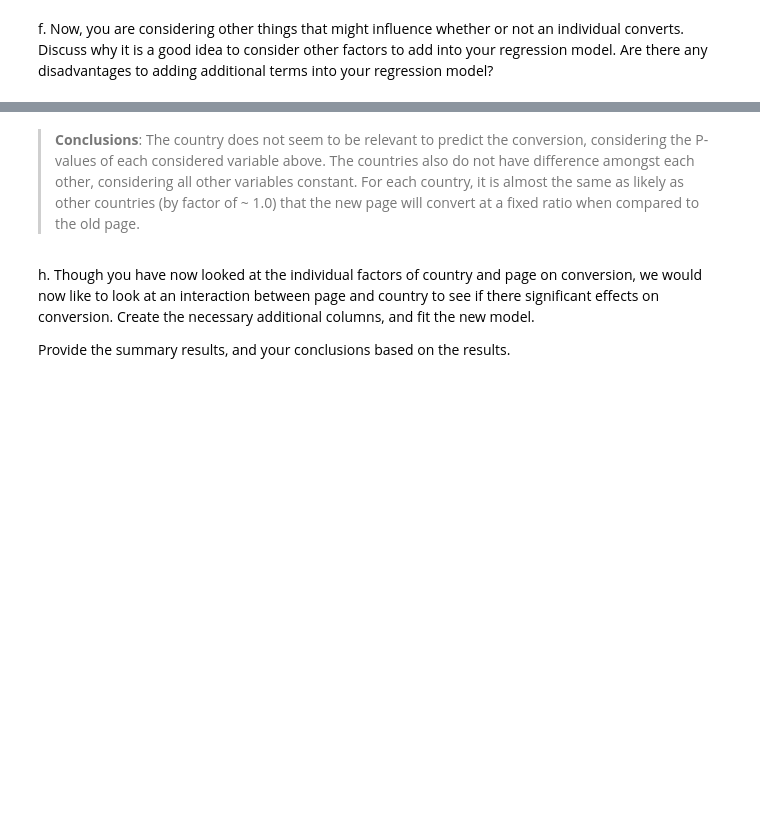
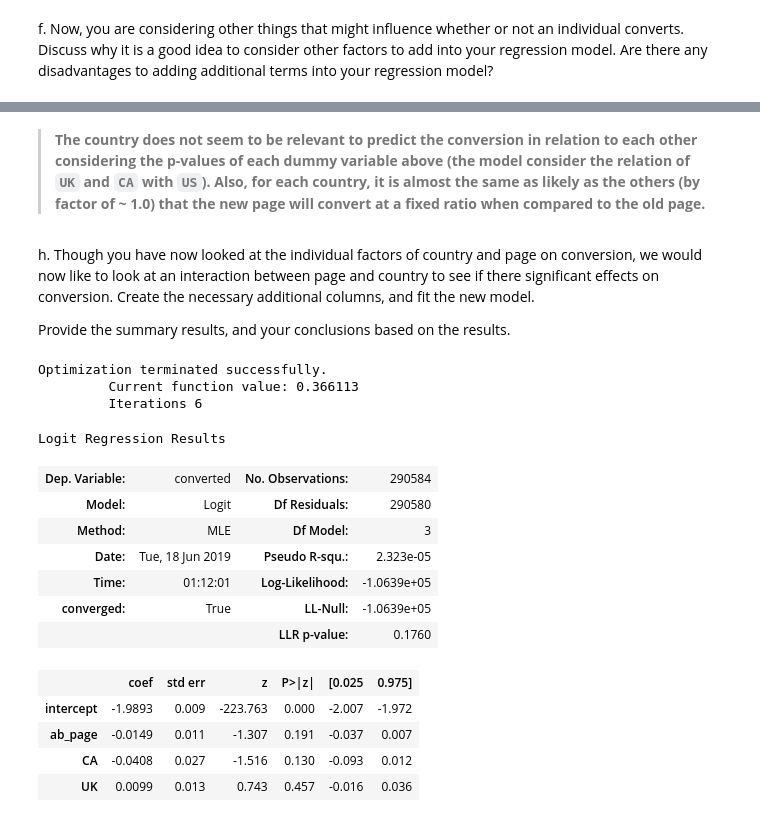
Before and after one commit to decarv/data-analyst-nanodegree, a Jupyter notebook: Project 3/Analyze AB Test Results - GitHub.ipynb, the cells around one changed output, grey strips where cells are left out. Cells and saved outputs as stored; diff of their text form; code cells hidden in the pictures; blank space fills up the shorter version.

```diff
--- a/Project 3/Analyze AB Test Results - GitHub.ipynb
+++ b/Project 3/Analyze AB Test Results - GitHub.ipynb
@@ -327,6 +410,8 @@ Does it appear that country had an impact on conversion?  Don't forget to create
 # %%
 countries_df = pd.read_csv('./countries.csv')
-df = countries_df.set_index('user_id').join(df.set_index('user_id'), how='inner')
+# %%
+# merge df2 and countries_df
+df2 = pd.merge(countries_df, df2, on='user_id', how='inner')
 # %%
-df = df.join(pd.get_dummies(df_new['country']))
+df2 = df2.join(pd.get_dummies(df2['country']))
 # %%
@@ -338,14 +444,31 @@ np.exp(results2.params)
 # %% [markdown]
-> **Conclusions**: The country does not seem to be relevant to predict the conversion, considering the P-values of each considered variable above. The countries also do not have difference amongst each other, considering all other variables constant. For each country, it is almost the same as likely as other countries (by factor of ~ 1.0) that the new page will convert at a fixed ratio when compared to the old page.
+> **The country does not seem to be relevant to predict the conversion in relation to each other considering the p-values of each dummy variable above (the model consider the relation of `UK` and `CA` with `US`). Also, for each country, it is almost the same as likely as the others (by factor of ~ 1.0) that the new page will convert at a fixed ratio when compared to the old page.**
 # %% [markdown]
 h. Though you have now looked at the individual factors of country and page on conversion, we would now like to look at an interaction between page and country to see if there significant effects on conversion.  Create the necessary additional columns, and fit the new model.
 
 Provide the summary results, and your conclusions based on the results.
 # %%
-df['ab_page_squared'] = df['ab_page']*df['ab_page']
+df2['ab_page_squared'] = df2['ab_page']*df2['ab_page']
 # %%
-mod3 = sm.Logit(df['converted'], df[['intercept', 'ab_page', 'CA', 'UK']])
+mod3 = sm.Logit(df2['converted'], df2[['intercept', 'ab_page', 'CA', 'UK']])
 results3 = mod3.fit()
 results3.summary()
+# %% [output]
+Optimization terminated successfully.
+         Current function value: 0.366113
+         Iterations 6
+Logit Regression Results
+| Dep. Variable: | converted | No. Observations: | 290584 |
+| Model: | Logit | Df Residuals: | 290580 |
+| Method: | MLE | Df Model: | 3 |
+| Date: | Tue, 18 Jun 2019 | Pseudo R-squ.: | 2.323e-05 |
+| Time: | 01:12:01 | Log-Likelihood: | -1.0639e+05 |
+| converged: | True | LL-Null: | -1.0639e+05 |
+|  |  | LLR p-value: | 0.1760 |
+|  | coef | std err | z | P>|z| | [0.025 | 0.975] |
+| intercept | -1.9893 | 0.009 | -223.763 | 0.000 | -2.007 | -1.972 |
+| ab_page | -0.0149 | 0.011 | -1.307 | 0.191 | -0.037 | 0.007 |
+| CA | -0.0408 | 0.027 | -1.516 | 0.130 | -0.093 | 0.012 |
+| UK | 0.0099 | 0.013 | 0.743 | 0.457 | -0.016 | 0.036 |
 # %%
 np.exp(results3.params)
```
Also changed, not shown: parts of 102 cells of this notebook.
